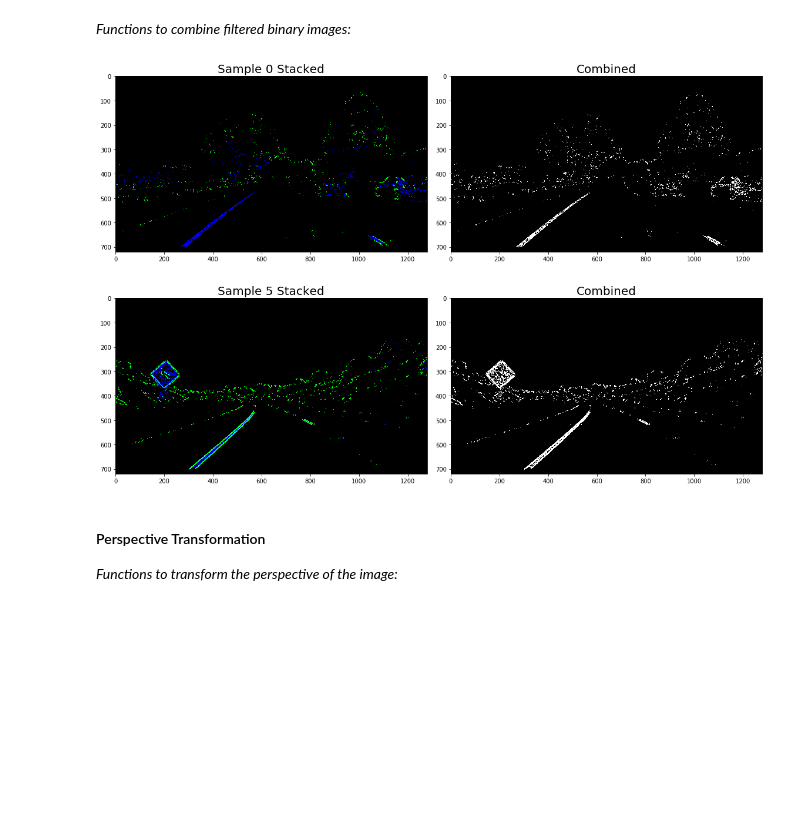
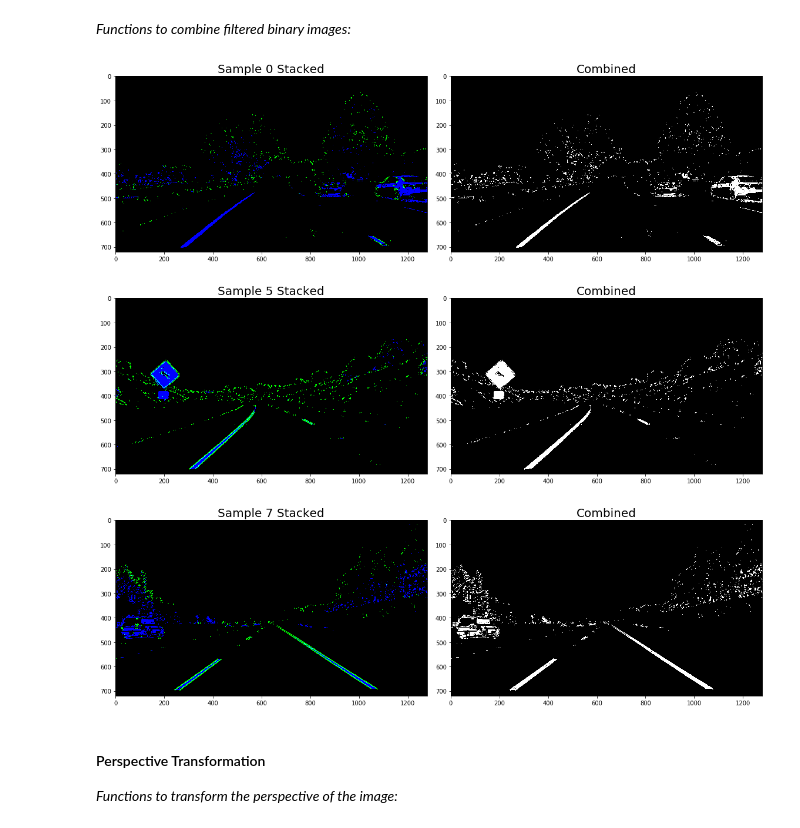
Before and after one commit to Merberg/CarND-Advanced-Lane-Lines, a Jupyter notebook: AdvancedLaneFinding.ipynb, the cells around one changed output. Cells and saved outputs as stored; diff of their text form; code cells hidden in the pictures; blank space fills up the shorter version.

```diff
--- a/AdvancedLaneFinding.ipynb
+++ b/AdvancedLaneFinding.ipynb
@@ -285,26 +286,27 @@ def combineThresholds(img):
     combine1 = np.zeros_like(dirB)
     combine1[((gradx == 1) & (dirB == 1))] = 1
     combine2 = np.zeros_like(dirB)
-    combine2[((satB == 1) & (dirB == 1))] = 1
+    combine2[(satB == 1)] = 1
 
     combined = np.zeros_like(satB)
     combined[(combine1 == 1) | (combine2 == 1)] = 1
     return combine1, combine2, combined
 # %%
-samples = [0, 5]
+samples = [0, 5, 7]
 testCombined = []
 
 for idx, img in enumerate(testUndistorteds):
     # Create the combined threshold
     combine1, combine2, combined = combineThresholds(img)
     testCombined.append(combined)
 
     if idx in samples:
         plotStacked(combine1, combine2, combined,
                     "Sample {} Stacked".format(idx), "Combined")
 # %% [output]
-[figure, old version]
+[figure, new version]
-[figure, old version]
+[figure, new version]
+[figure, added]
 # %% [markdown]
 #### Perspective Transformation ####
 _Functions to transform the perspective of the image:_
```
Also changed, not shown: parts of 13 cells of this notebook, 1 other file.
